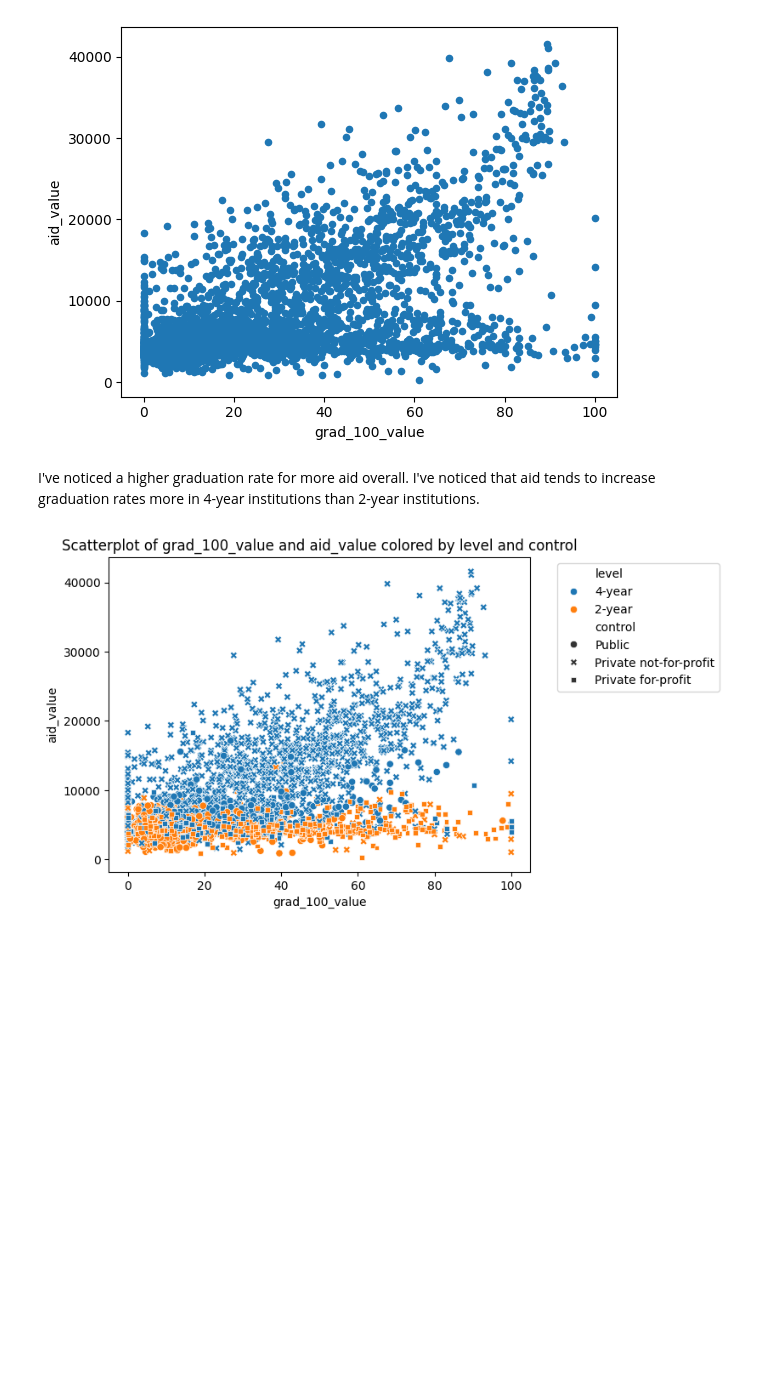
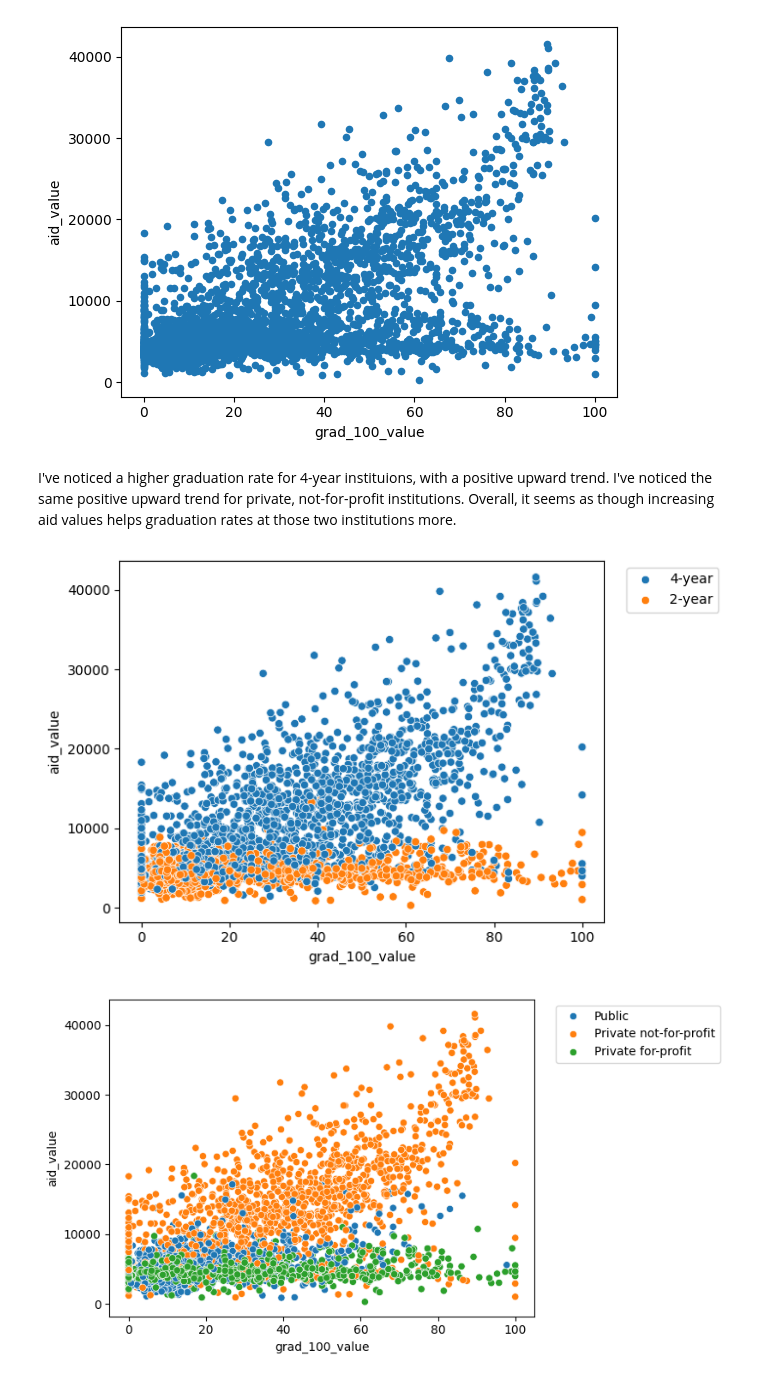
Before and after one commit to mchen899923/visualization_assignment, a Jupyter notebook: assignment.ipynb, the cells around one changed output. Drawn from its saved outputs; the diff is of its cells as text; code cells hidden in the pictures; blank space fills up the shorter version.

```diff
--- a/assignment.ipynb
+++ b/assignment.ipynb
@@ -273,12 +258,15 @@ college_completion_df.plot.scatter(x="grad_100_value", y="aid_value") #scatterpl
 # %% [output]
 <Axes: xlabel='grad_100_value', ylabel='aid_value'>
 [figure]
-# %% [markdown]
-I've noticed a higher graduation rate for more aid overall. I've noticed that aid tends to increase graduation rates more in 4-year institutions than 2-year institutions.
-# %%
-sns.scatterplot(data = college_completion_df, x = "grad_100_value", y = "aid_value", hue = "level", style = "control") #scatterplot of grad_100_value and aid_value, grouped by level and control
-plt.title("Scatterplot of grad_100_value and aid_value colored by level and control")
-plt.legend(bbox_to_anchor=(1.05, 1), loc='upper left')
-plt.show()
-# %% [output]
-[figure, removed]
+# %% [markdown]
+I've noticed a higher graduation rate for 4-year instituions, with a positive upward trend. I've noticed the same positive upward trend for private, not-for-profit institutions. Overall, it seems as though increasing aid values helps graduation rates at those two institutions more.
+# %%
+sns.scatterplot(data=college_completion_df, x = "grad_100_value", y = "aid_value", hue = "level") #scatterplot of level
+plt.legend(loc = "upper right",bbox_to_anchor = (1.25, 1)) #legend box location
+plt.show()
+sns.scatterplot(data=college_completion_df, x = "grad_100_value", y = "aid_value", hue = "control") #scatterplot of control
+plt.legend(loc = "upper right",bbox_to_anchor=(1.45, 1))
+plt.show()
+# %% [output]
+[figure, added]
+[figure, added]
```
Also changed, not shown: parts of 8 cells of this notebook.
